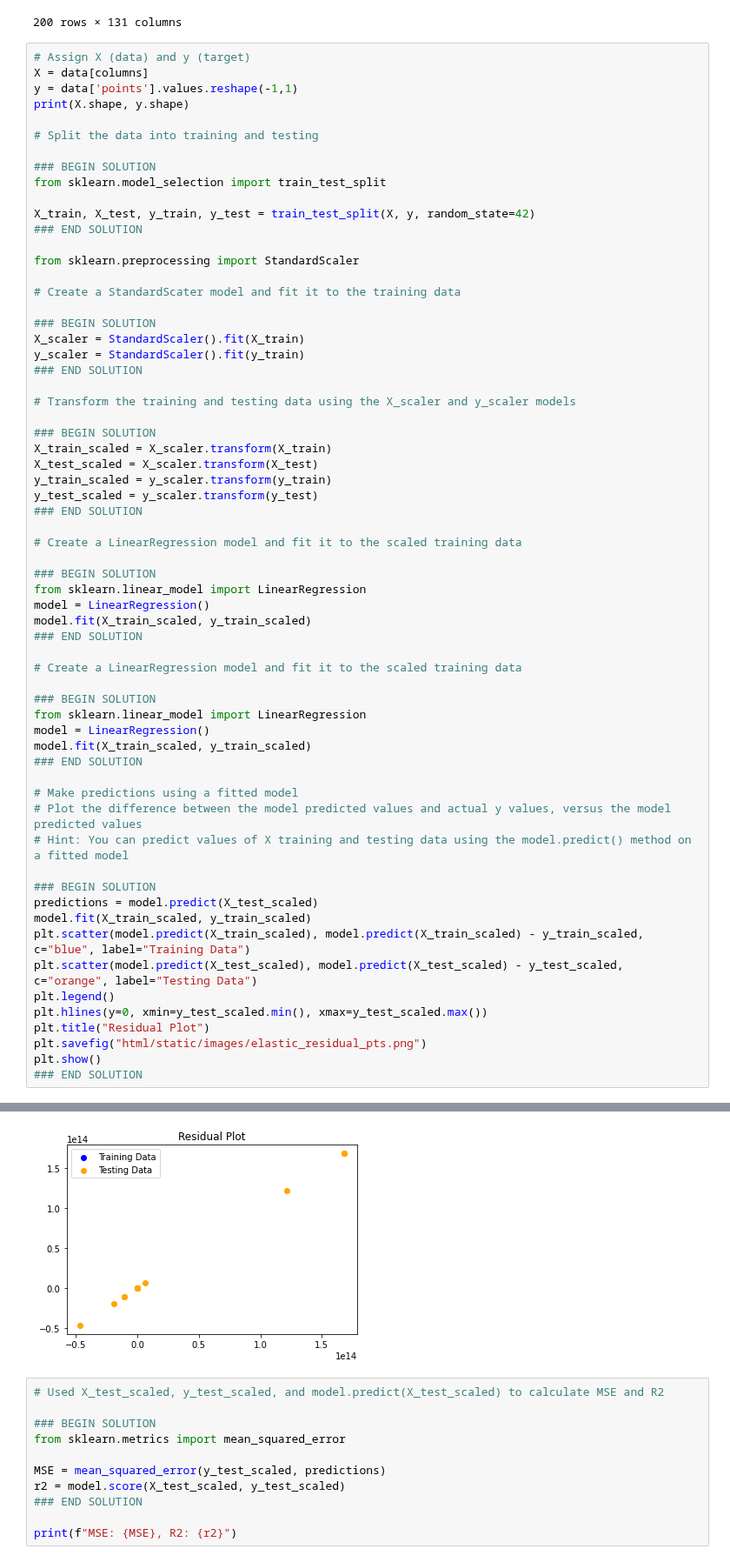
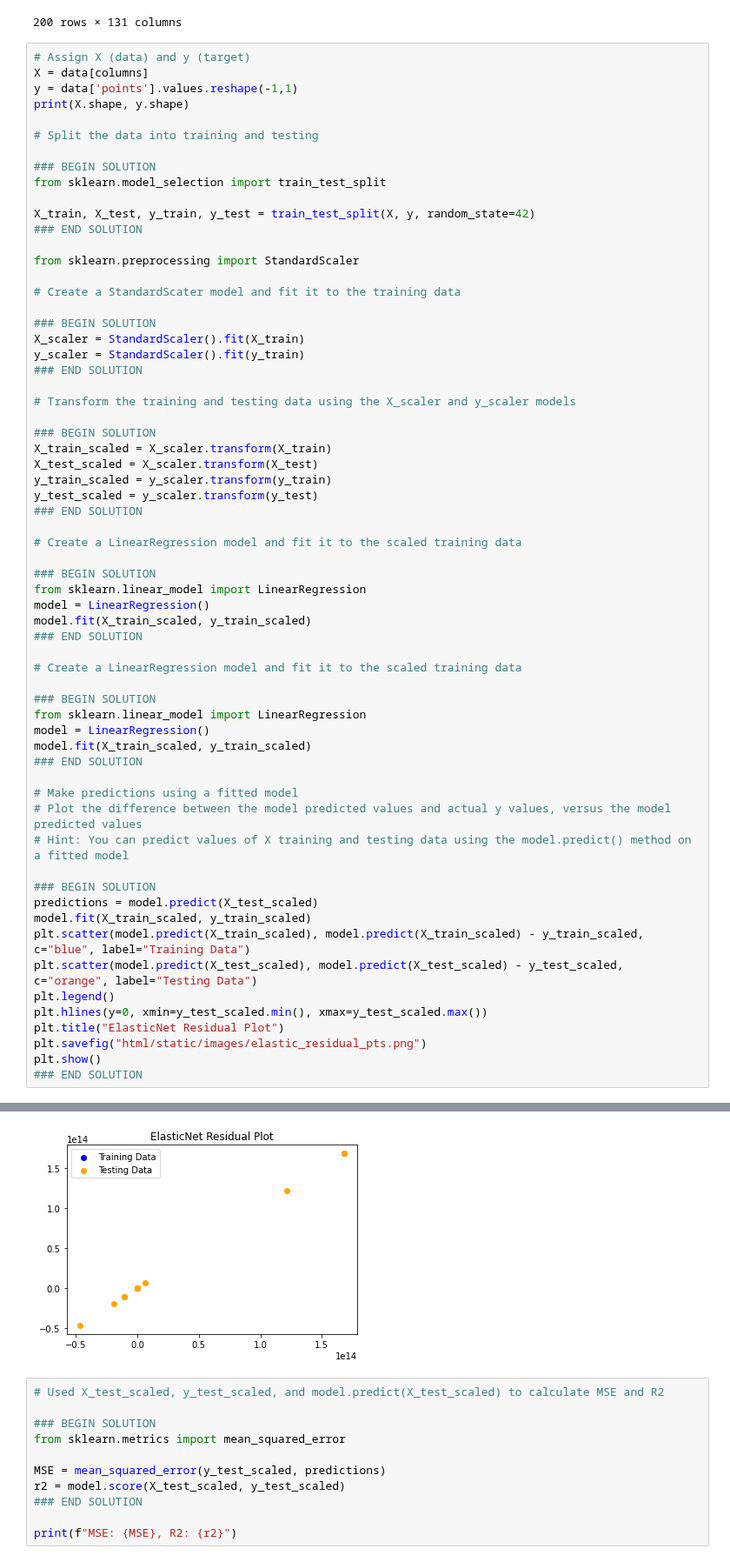
Before and after one commit to jayjackson22/final-project, a Jupyter notebook: final-model-1-multiple regression-points.ipynb, the cells around one changed output, grey strips where cells are left out. Shown at 87% size. Saved outputs shown, nothing was run; the diff lists cells and outputs as text.

Commit message:
Included plots with the gifs

```diff
--- a/final-model-1-multiple regression-points.ipynb
+++ b/final-model-1-multiple regression-points.ipynb
@@ -259,35 +259,35 @@ y_test_scaled = y_scaler.transform(y_test)
 ### BEGIN SOLUTION
 from sklearn.linear_model import LinearRegression
 model = LinearRegression()
 model.fit(X_train_scaled, y_train_scaled)
 ### END SOLUTION
 
 # Create a LinearRegression model and fit it to the scaled training data
 
 ### BEGIN SOLUTION
 from sklearn.linear_model import LinearRegression
 model = LinearRegression()
 model.fit(X_train_scaled, y_train_scaled)
 ### END SOLUTION
 
 # Make predictions using a fitted model
 # Plot the difference between the model predicted values and actual y values, versus the model predicted values
 # Hint: You can predict values of X training and testing data using the model.predict() method on a fitted model
 
 ### BEGIN SOLUTION
 predictions = model.predict(X_test_scaled)
 model.fit(X_train_scaled, y_train_scaled)
 plt.scatter(model.predict(X_train_scaled), model.predict(X_train_scaled) - y_train_scaled, c="blue", label="Training Data")
 plt.scatter(model.predict(X_test_scaled), model.predict(X_test_scaled) - y_test_scaled, c="orange", label="Testing Data")
 plt.legend()
 plt.hlines(y=0, xmin=y_test_scaled.min(), xmax=y_test_scaled.max())
-plt.title("Residual Plot")
+plt.title("ElasticNet Residual Plot")
 plt.savefig("html/static/images/elastic_residual_pts.png")
 plt.show()
 ### END SOLUTION
 # %% [output]
 (200, 130) (200, 1)
-[figure, old version]
+[figure, new version]
 # %%
 # Used X_test_scaled, y_test_scaled, and model.predict(X_test_scaled) to calculate MSE and R2
 
```
Also changed, not shown: 12 other files.
